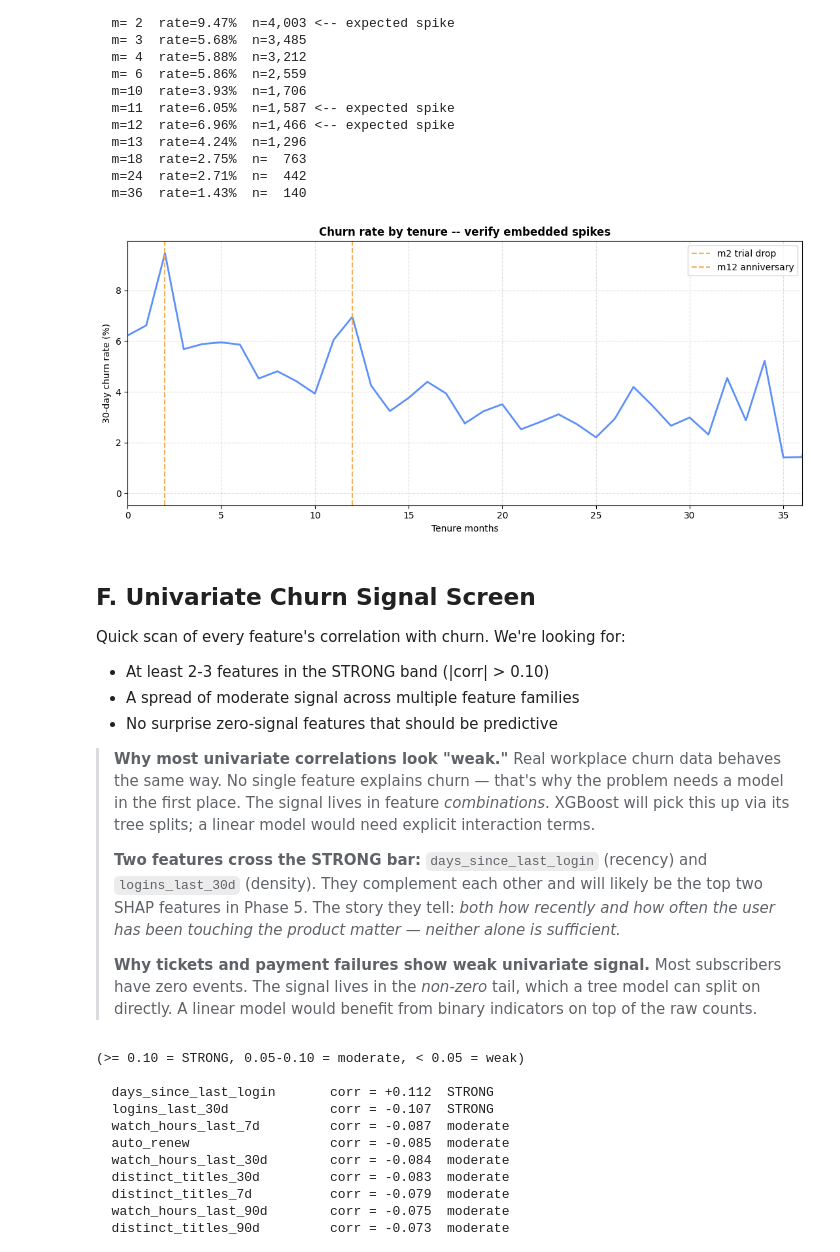
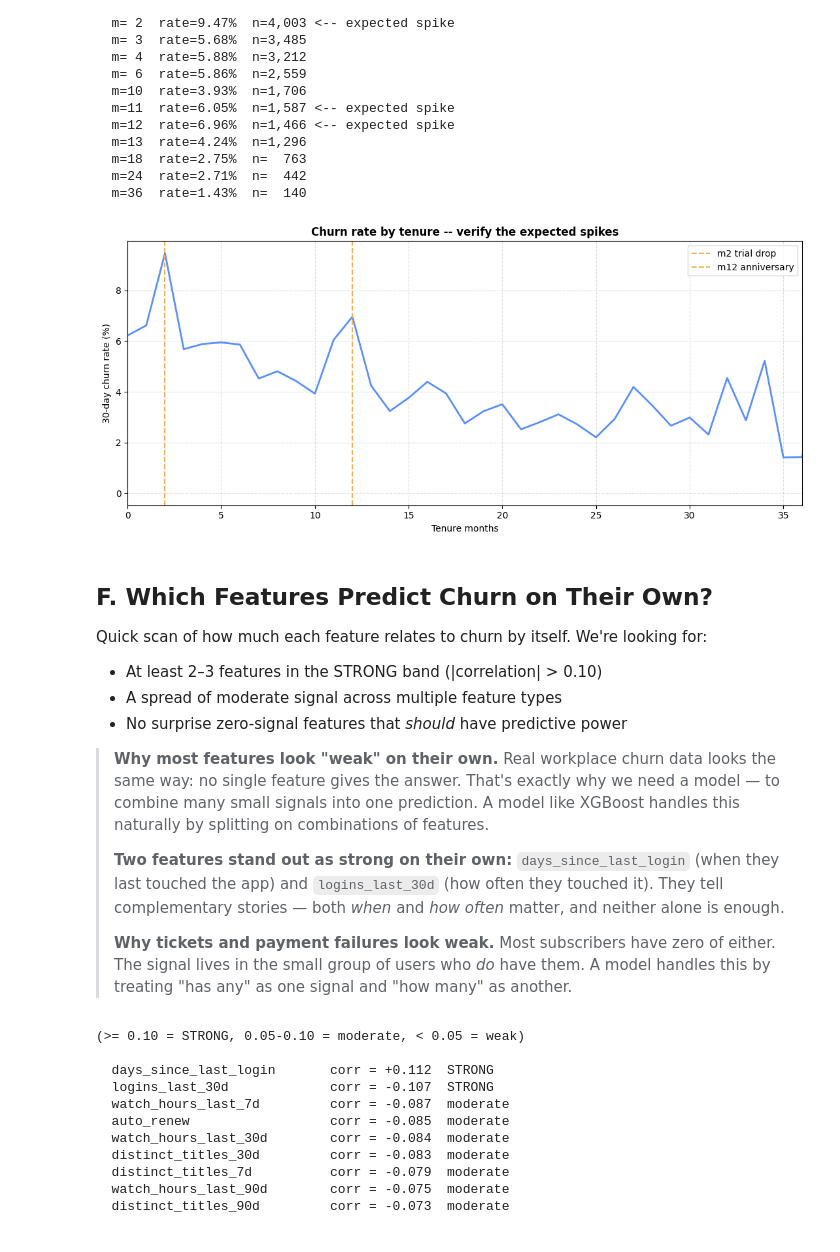
Before and after one commit to janeruxi1/StreamFlix-churn-retention, a Jupyter notebook: notebooks/01_data_audit.ipynb, the cells around one changed output. Drawn from its saved outputs; the diff is of its cells as text; code cells hidden in the pictures.

```diff
--- a/notebooks/01_data_audit.ipynb
+++ b/notebooks/01_data_audit.ipynb
@@ -271,42 +288,41 @@ Churn rate by tenure month (selected):
 # %%
 fig, ax = plt.subplots(figsize=(11, 5))
 ax.plot(tenure_curve["tenure_months"], tenure_curve["mean"] * 100,
         color="#5B8FF9", linewidth=2)
 ax.axvline(2, color="#F6AD55", linestyle="--", linewidth=1.5, label="m2 trial drop")
 ax.axvline(12, color="#F6AD55", linestyle="--", linewidth=1.5, label="m12 anniversary")
 ax.set_xlabel("Tenure months")
 ax.set_ylabel("30-day churn rate (%)")
-ax.set_title("Churn rate by tenure -- verify embedded spikes", fontweight="bold")
+ax.set_title("Churn rate by tenure -- verify the expected spikes", fontweight="bold")
 ax.set_xlim(0, 36)
 ax.grid(True, linestyle="--", alpha=0.4)
 ax.legend()
 plt.tight_layout()
 plt.savefig(FIG_DIR / "01_tenure_churn_curve.png", dpi=140, bbox_inches="tight")
 plt.show()
 # %% [output]
-[figure, old version]
+[figure, new version]
 # %% [markdown]
-## F. Univariate Churn Signal Screen
+## F. Which Features Predict Churn on Their Own?
 
-Quick scan of every feature's correlation with churn. We're looking for:
-- At least 2-3 features in the STRONG band (|corr| > 0.10)
-- A spread of moderate signal across multiple feature families
-- No surprise zero-signal features that should be predictive
+Quick scan of how much each feature relates to churn by itself. We're looking for:
+- At least 2–3 features in the STRONG band (|correlation| > 0.10)
+- A spread of moderate signal across multiple feature types
+- No surprise zero-signal features that *should* have predictive power
 
-> **Why most univariate correlations look "weak."** Real workplace churn data behaves
-> the same way. No single feature explains churn — that's why the problem needs a model
-> in the first place. The signal lives in feature *combinations*. XGBoost will pick this
-> up via its tree splits; a linear model would need explicit interaction terms.
+> **Why most features look "weak" on their own.** Real workplace churn data looks
+> the same way: no single feature gives the answer. That's exactly why we need a
+> model — to combine many small signals into one prediction. A model like XGBoost
+> handles this naturally by splitting on combinations of features.
 >
-> **Two features cross the STRONG bar:** `days_since_last_login` (recency) and
-> `logins_last_30d` (density). They complement each other and will likely be the top
-> two SHAP features in Phase 5. The story they tell: *both how recently and how often
-> the user has been touching the product matter — neither alone is sufficient.*
+> **Two features stand out as strong on their own:** `days_since_last_login`
+> (when they last touched the app) and `logins_last_30d` (how often they touched
+> it). They tell complementary stories — both *when* and *how often* matter, and
+> neither alone is enough.
 >
-> **Why tickets and payment failures show weak univariate signal.** Most subscribers
-> have zero events. The signal lives in the *non-zero* tail, which a tree model can
-> split on directly. A linear model would benefit from binary indicators on top of
-> the raw counts.
+> **Why tickets and payment failures look weak.** Most subscribers have zero of
+> either. The signal lives in the small group of users who *do* have them. A
+> model handles this by treating "has any" as one signal and "how many" as another.
 # %%
 numeric_cols = [
     "tenure_months", "monthly_revenue",
```
Also changed, not shown: parts of 21 cells of this notebook, 10 other files.
